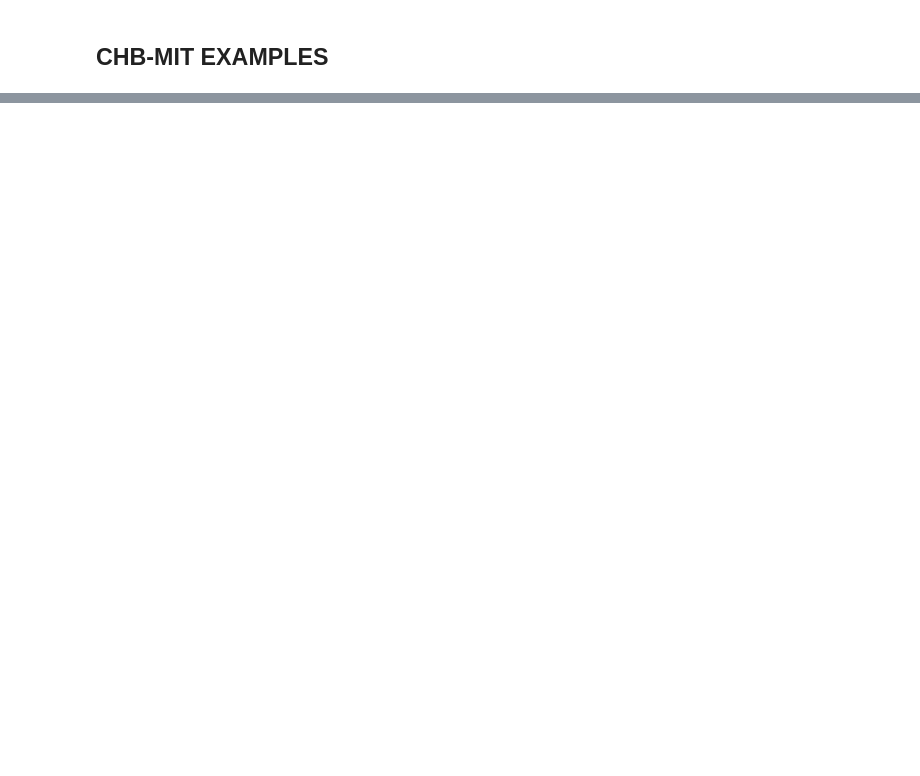
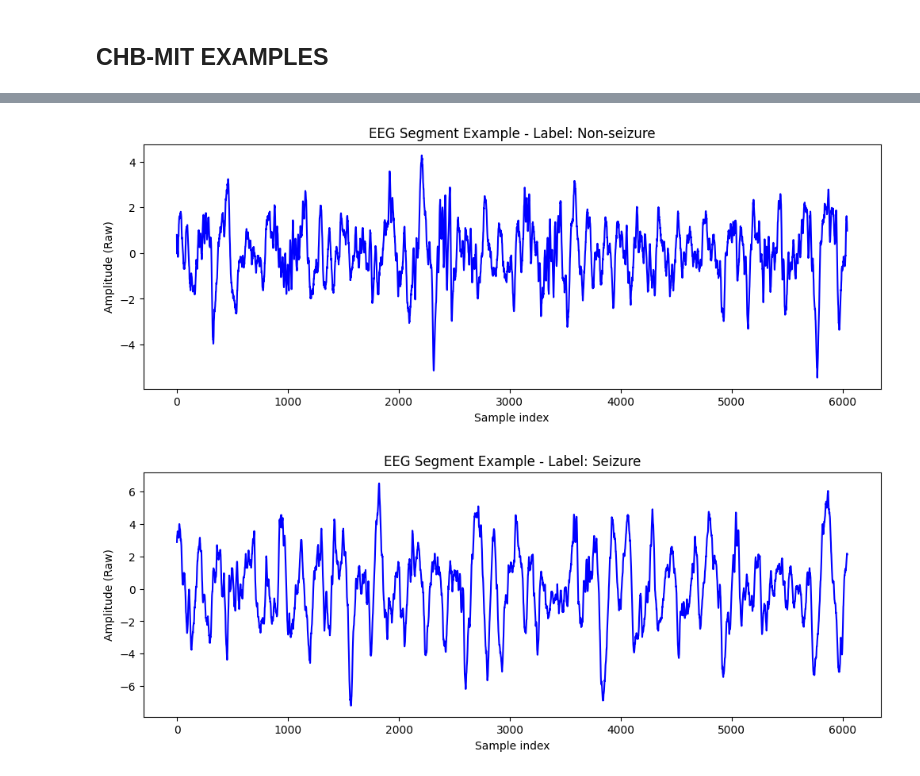
Before and after one commit to nmarryatt/EEG-Seizure-Classification, a Jupyter notebook: notebooks/Seer_Technical.ipynb, the cells around one changed output, grey strips where cells are left out. Saved outputs shown, nothing was run; the diff lists cells and outputs as text; code cells hidden in the pictures; blank space fills up the shorter version.

```diff
--- a/notebooks/Seer_Technical.ipynb
+++ b/notebooks/Seer_Technical.ipynb
@@ -403,2 +425,21 @@ Best accuracy: 0.9900
 # %% [markdown]
 ## CHB-MIT EXAMPLES
+# %%
+# patient 1: 15 (Seizures), 16 (seizures), 8 (no seizures)
+import mne
+file_path = os.path.abspath('../data/chb01_15.edf')
+
+# Check if file exists before trying to read
+if os.path.exists(file_path):
+    print(f"✓ Found file: {file_path}")
+    raw = mne.io.read_raw_edf(file_path, preload=True, verbose=False)
+else:
+    print(f"✗ File not found: {file_path}")
+
+print(raw)
+# Get data
+data, times = raw[:, :]  # (n_channels, n_timepoints)
+
+print(f"Shape: {data.shape}")
+print(f"Channels: {raw.ch_names}")
+print(f"Duration: {times[-1]:.1f} seconds")
@@ -404,0 +1328,12 @@ Best accuracy: 0.9900
+# %%
+segment = X_val_normalized[0]
+label = y[0]
+plot_eeg_segment(segment, label, num_samples = 6041, norm= False)
+
+
+segment = X_val_normalized[74]
+label = y[74]
+plot_eeg_segment(segment, label, num_samples = 6041, norm= False)
+# %% [output]
+[figure, added]
+[figure, added]
```
Also changed, not shown: parts of 20 cells of this notebook.
